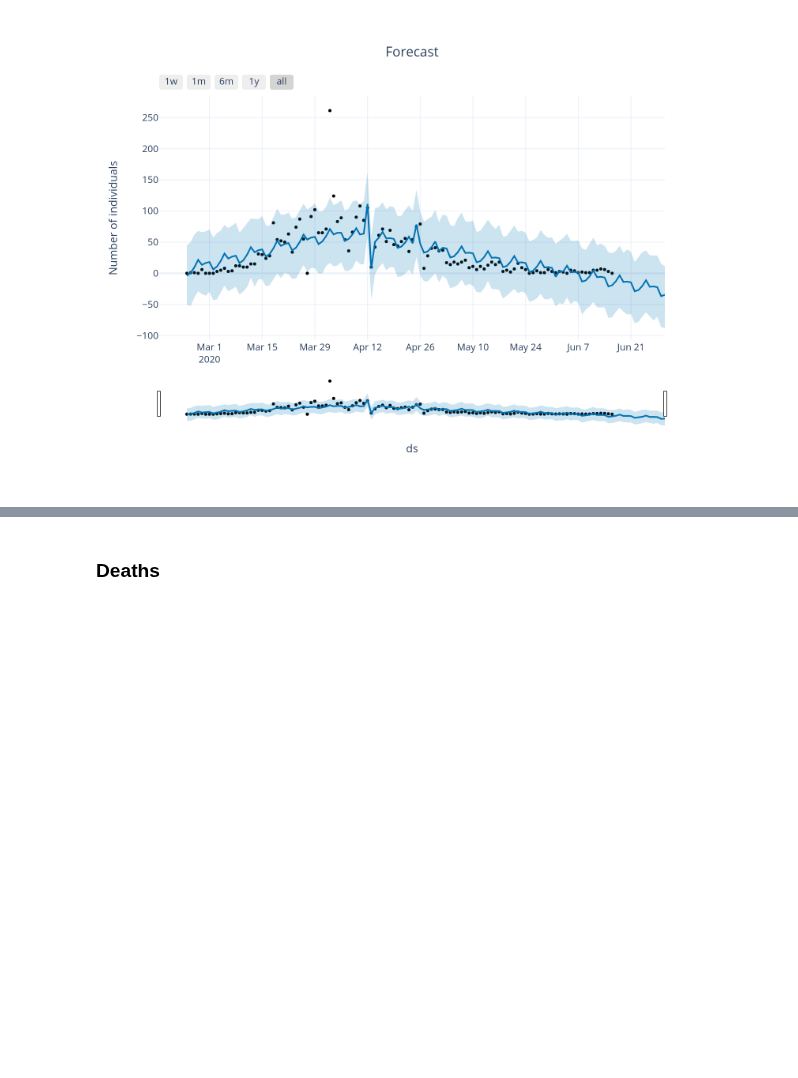
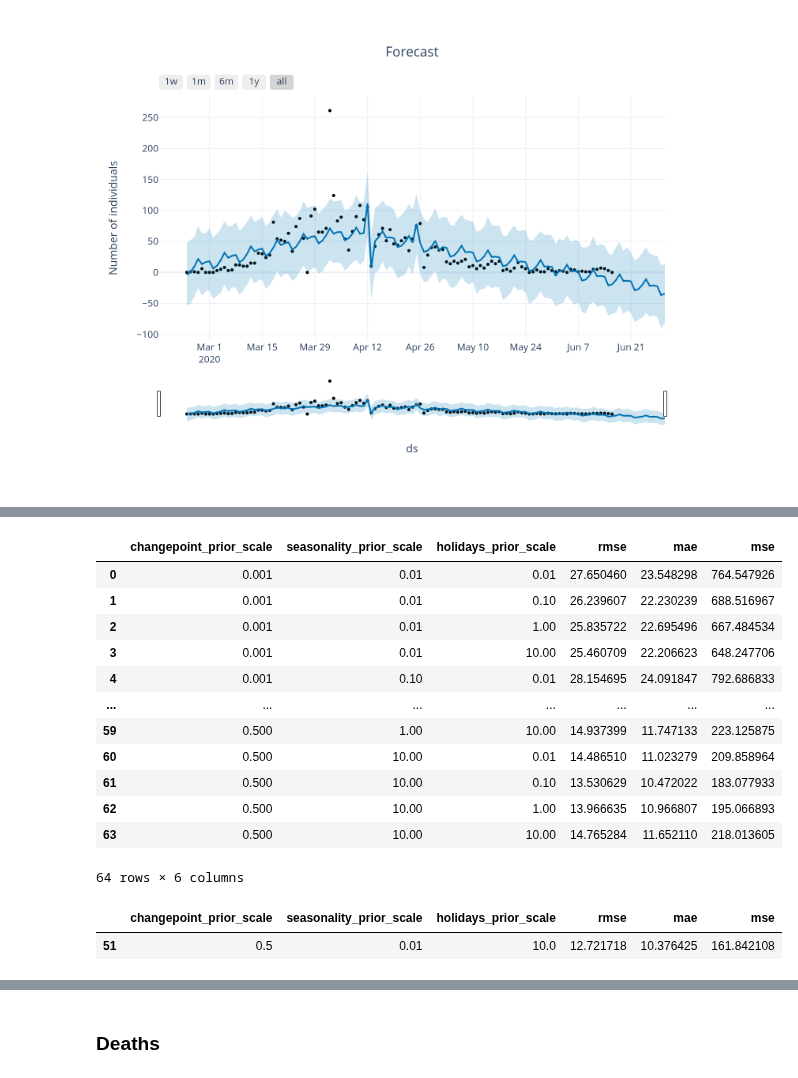
Before and after one commit to nicoloverardo/master-degree-thesis, a Jupyter notebook: notebooks/04-tsprophet.ipynb, the cells around one changed output, grey strips where cells are left out. Drawn from its saved outputs; the diff is of its cells as text; code cells hidden in the pictures; blank space fills up the shorter version.

```diff
--- a/notebooks/04-tsprophet.ipynb
+++ b/notebooks/04-tsprophet.ipynb
@@ -71,2 +98,27 @@ pm.print_metrics()
+# %%
+pm.tuning_results
+# %% [output]
+|  | changepoint_prior_scale | seasonality_prior_scale | holidays_prior_scale | rmse | mae | mse |
+| 0 | 0.001 | 0.01 | 0.01 | 27.650460 | 23.548298 | 764.547926 |
+| 1 | 0.001 | 0.01 | 0.10 | 26.239607 | 22.230239 | 688.516967 |
+| 2 | 0.001 | 0.01 | 1.00 | 25.835722 | 22.695496 | 667.484534 |
+| 3 | 0.001 | 0.01 | 10.00 | 25.460709 | 22.206623 | 648.247706 |
+| 4 | 0.001 | 0.10 | 0.01 | 28.154695 | 24.091847 | 792.686833 |
+| ... | ... | ... | ... | ... | ... | ... |
+| 59 | 0.500 | 1.00 | 10.00 | 14.937399 | 11.747133 | 223.125875 |
+| 60 | 0.500 | 10.00 | 0.01 | 14.486510 | 11.023279 | 209.858964 |
+| 61 | 0.500 | 10.00 | 0.10 | 13.530629 | 10.472022 | 183.077933 |
+| 62 | 0.500 | 10.00 | 1.00 | 13.966635 | 10.966807 | 195.066893 |
+| 63 | 0.500 | 10.00 | 10.00 | 14.765284 | 11.652110 | 218.013605 |
+64 rows × 6 columns
+# %%
+pm.tuning_results.loc[
+    (pm.tuning_results.changepoint_prior_scale == pm.best_params['changepoint_prior_scale']) &
+    (pm.tuning_results.seasonality_prior_scale == pm.best_params['seasonality_prior_scale']) &
+    (pm.tuning_results.holidays_prior_scale == pm.best_params['holidays_prior_scale'])
+]
+# %% [output]
+|  | changepoint_prior_scale | seasonality_prior_scale | holidays_prior_scale | rmse | mae | mse |
+| 51 | 0.5 | 0.01 | 10.0 | 12.721718 | 10.376425 | 161.842108 |
 # %%
 pm.plot()
```
Also changed, not shown: parts of 68 cells of this notebook, 1 other file.
